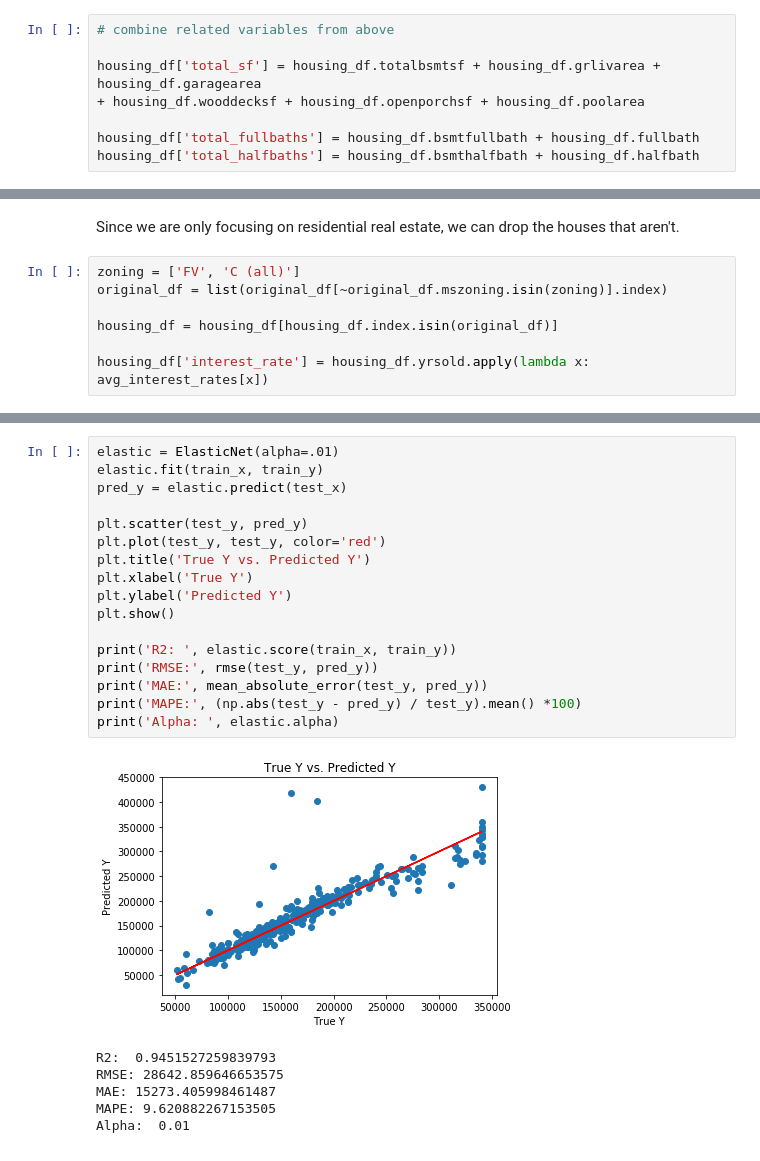
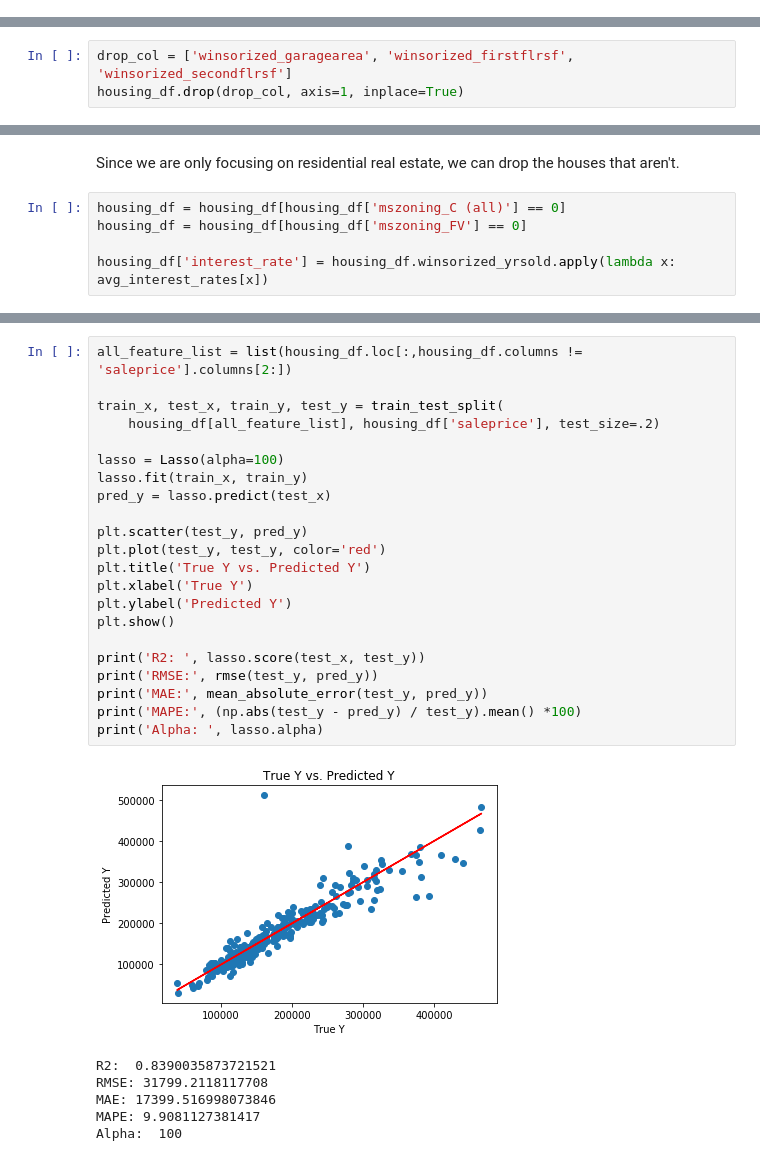
Before and after one commit to marshall7m/thinkful-data-science, a Jupyter notebook: linear_regression/housing_challenge.ipynb, the cells around one changed output, grey strips where cells are left out. Cells and saved outputs as stored; diff of their text form.

```diff
--- a/linear_regression/housing_challenge.ipynb
+++ b/linear_regression/housing_challenge.ipynb
@@ -256,8 +275,0 @@ Surprisingly location and number of bedrooms/bathrooms were not strongly correla
-# %%
-# combine related variables from above
-
-housing_df['total_sf'] = housing_df.totalbsmtsf + housing_df.grlivarea + housing_df.garagearea
-+ housing_df.wooddecksf + housing_df.openporchsf + housing_df.poolarea
-
-housing_df['total_fullbaths'] = housing_df.bsmtfullbath + housing_df.fullbath
-housing_df['total_halfbaths'] = housing_df.bsmthalfbath + housing_df.halfbath
@@ -314,3 +276,6 @@ Using full baths for one feature list as seen in plot.
+# %%
+drop_col = ['winsorized_garagearea', 'winsorized_firstflrsf', 'winsorized_secondflrsf']
+housing_df.drop(drop_col, axis=1, inplace=True)
 # %% [markdown]
 # Modeling
 # %% [markdown]
@@ -451,9 +399,7 @@ avg_interest_rates = {2010: 4.69, 2009: 5.04, 2008: 6.03, 2007: 6.34, 2006: 6.41
 # %% [markdown]
 Since we are only focusing on residential real estate, we can drop the houses that aren't.
 # %%
-zoning = ['FV', 'C (all)']
-original_df = list(original_df[~original_df.mszoning.isin(zoning)].index)
+housing_df = housing_df[housing_df['mszoning_C (all)'] == 0]
+housing_df = housing_df[housing_df['mszoning_FV'] == 0]
 
-housing_df = housing_df[housing_df.index.isin(original_df)]
-
-housing_df['interest_rate'] = housing_df.yrsold.apply(lambda x: avg_interest_rates[x])
+housing_df['interest_rate'] = housing_df.winsorized_yrsold.apply(lambda x: avg_interest_rates[x])
@@ -487,24 +406,29 @@ model_df
 # %%
-elastic = ElasticNet(alpha=.01)
-elastic.fit(train_x, train_y)
-pred_y = elastic.predict(test_x)
+all_feature_list = list(housing_df.loc[:,housing_df.columns != 'saleprice'].columns[2:])
+
+train_x, test_x, train_y, test_y = train_test_split(
+    housing_df[all_feature_list], housing_df['saleprice'], test_size=.2)
+
+lasso = Lasso(alpha=100)
+lasso.fit(train_x, train_y)
+pred_y = lasso.predict(test_x)
 
 plt.scatter(test_y, pred_y)
 plt.plot(test_y, test_y, color='red')
 plt.title('True Y vs. Predicted Y')
 plt.xlabel('True Y')
 plt.ylabel('Predicted Y')
 plt.show()
 
-print('R2: ', elastic.score(train_x, train_y))
+print('R2: ', lasso.score(test_x, test_y))
 print('RMSE:', rmse(test_y, pred_y))
 print('MAE:', mean_absolute_error(test_y, pred_y))
 print('MAPE:', (np.abs(test_y - pred_y) / test_y).mean() *100)
-print('Alpha: ', elastic.alpha)
+print('Alpha: ', lasso.alpha)
 # %% [output]
-[figure, old version]
+[figure, new version]
-R2:  0.9451527259839793
-RMSE: 28642.859646653575
-MAE: 15273.405998461487
-MAPE: 9.620882267153505
-Alpha:  0.01
+R2:  0.8390035873721521
+RMSE: 31799.2118117708
+MAE: 17399.516998073846
+MAPE: 9.9081127381417
+Alpha:  100
```
Also changed, not shown: parts of 41 cells of this notebook.
